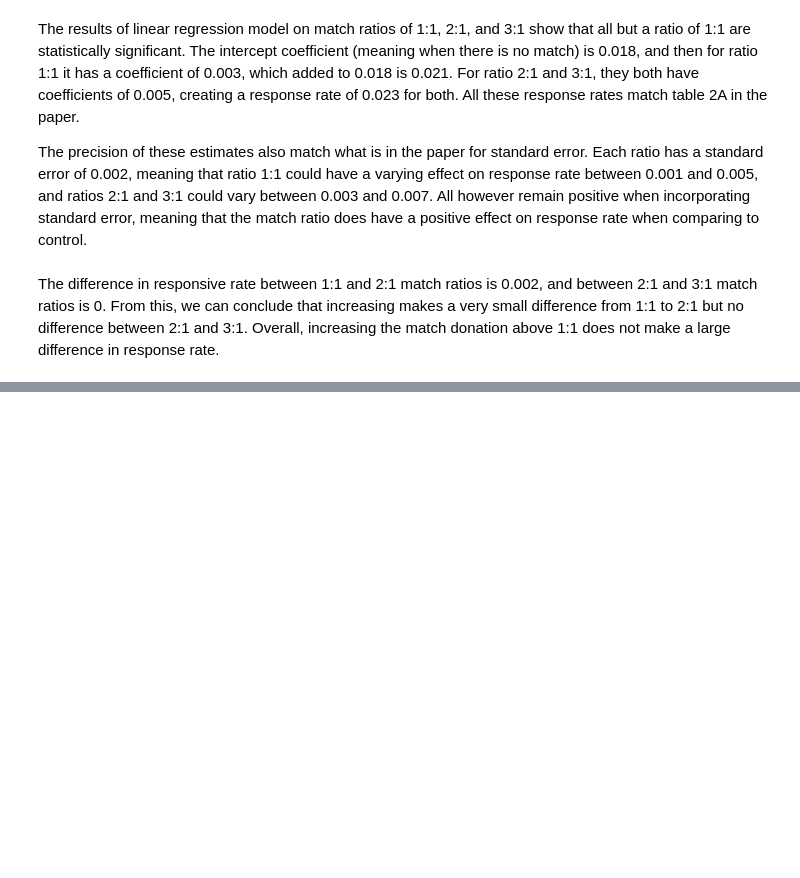
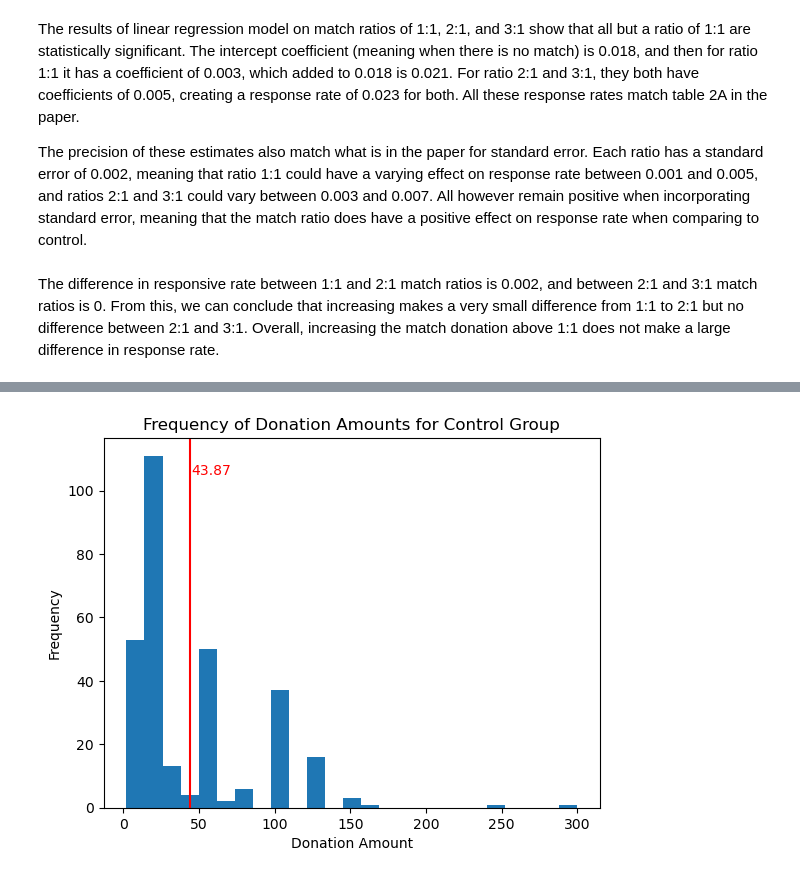
Before and after one commit to rsm-nshuckerow/Nick_Shuckerow, a Jupyter notebook: projects/HW1/HW1.ipynb, the cells around one changed output, grey strips where cells are left out. Saved outputs shown, nothing was run; the diff lists cells and outputs as text; code cells hidden in the pictures; blank space fills up the shorter version.

```diff
--- a/projects/HW1/HW1.ipynb
+++ b/projects/HW1/HW1.ipynb
@@ -364,0 +421,14 @@ The difference in responsive rate between 1:1 and 2:1 match ratios is 0.002, and
+# %%
+# create a histogram for all the donation amounts above 0 for the control group
+# have bin intervals be 25
+
+fig, ax = plt.subplots()
+ax.hist(karlan[(karlan['amount'] > 0) & (karlan['treatment'] == 0)]['amount'], bins=25)
+ax.axvline(43.87, color='red')
+ax.text(43.87 + 1, ax.get_ylim()[1] * 0.9, f'{43.87}', color='red')
+ax.set_ylabel('Frequency')
+ax.set_xlabel('Donation Amount')
+ax.set_title('Frequency of Donation Amounts for Control Group')
+plt.show()
+# %% [output]
+[figure, added]
```
Also changed, not shown: parts of 20 cells of this notebook, 15 other files.
